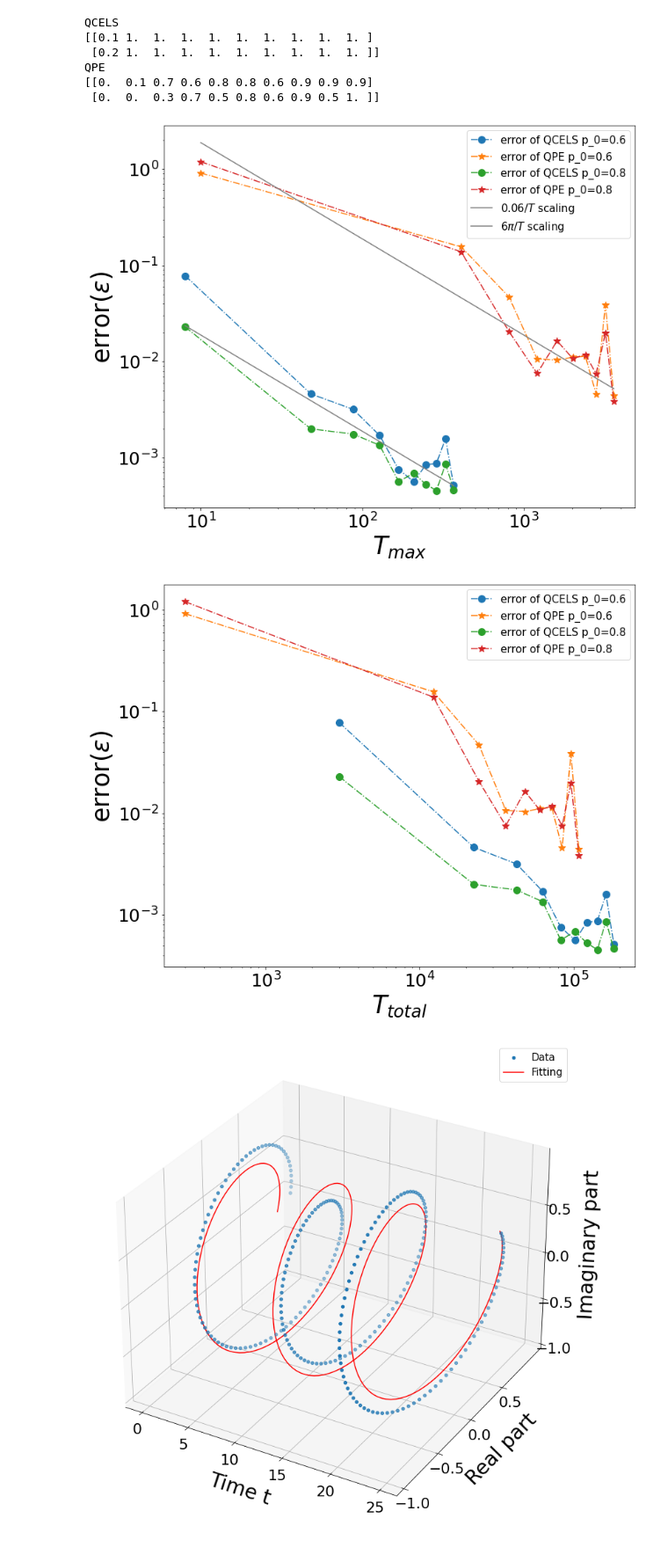
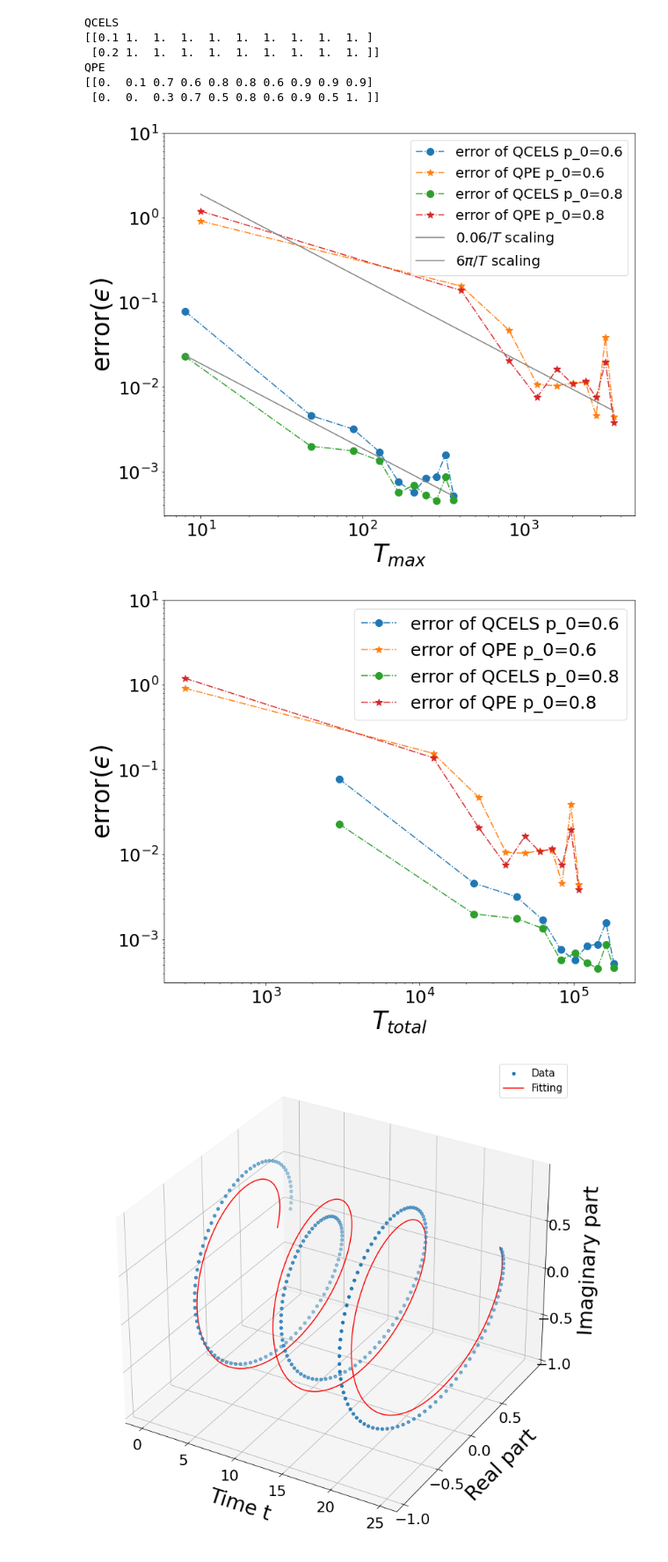
Before and after one commit to zhiyanding/QCELS, a Jupyter notebook: Data_Graph/Graph_generator.ipynb, the cells around one changed output. Shown: that part at 88% size. Drawn from its saved outputs; the diff is of its cells as text; code cells hidden in the pictures.

```diff
--- a/Data_Graph/Graph_generator.ipynb
+++ b/Data_Graph/Graph_generator.ipynb
@@ -169,39 +173,41 @@ plt.plot(max_T_QCELS[0,:],err_QCELS[0,:],linestyle="-.",marker="o",label="error
 plt.plot(T_list_QPE,err_QPE[0,:],linestyle="-.",marker="*",label="error of QPE p_0=0.6")
 plt.plot(max_T_QCELS[1,:],err_QCELS[1,:],linestyle="-.",marker="o",label="error of QCELS p_0=0.8")
 plt.plot(T_list_QPE,err_QPE[1,:],linestyle="-.",marker="*",label="error of QPE p_0=0.8")
 plt.plot(max_T_QCELS[0,:],0.06*np.pi/max_T_QCELS[0,:],linestyle="-",color="grey",label="$0.06/T$ scaling")
 plt.plot(T_list_QPE,6*np.pi/T_list_QPE,linestyle="-",color="grey",label="$6\pi/T$ scaling")
 plt.xlabel("$T_{max}$",fontsize=35)
-plt.ylabel("error($\epsilon$)",fontsize=35)
+plt.ylabel("error($ϵ$)",fontsize=35)
 plt.xticks(fontsize=25)
 plt.yticks(fontsize=25)
 plt.xscale("log")
 plt.yscale("log")
-plt.legend()
+plt.ylim(top=10)
+plt.legend(fontsize=20)
 plt.savefig('TFIM_depth_8.pdf')
 plt.figure(figsize=(12,10))
 plt.plot(cost_list_avg_QCELS[0,:],err_QCELS[0,:],linestyle="-.",marker="o",label="error of QCELS p_0=0.6")
 plt.plot(cost_list_avg_QPE[0,:],err_QPE[0,:],linestyle="-.",marker="*",label="error of QPE p_0=0.6")
 plt.plot(cost_list_avg_QCELS[1,:],err_QCELS[1,:],linestyle="-.",marker="o",label="error of QCELS p_0=0.8")
 plt.plot(cost_list_avg_QPE[1,:],err_QPE[1,:],linestyle="-.",marker="*",label="error of QPE p_0=0.8")
 plt.xlabel("$T_{total}$",fontsize=35)
-plt.ylabel("error($\epsilon$)",fontsize=35)
+plt.ylabel("error($ϵ$)",fontsize=35)
 plt.xticks(fontsize=25)
 plt.yticks(fontsize=25)
 plt.xscale("log")
 plt.yscale("log")
-plt.legend()
+plt.legend(fontsize=25)
+plt.ylim(top=10)
 plt.savefig('TFIM_cost_8.pdf')
 plt.show()
 # %% [output]
 QCELS
 [[0.1 1.  1.  1.  1.  1.  1.  1.  1.  1. ]
  [0.2 1.  1.  1.  1.  1.  1.  1.  1.  1. ]]
 QPE
 [[0.  0.1 0.7 0.6 0.8 0.8 0.6 0.9 0.9 0.9]
  [0.  0.  0.3 0.7 0.5 0.8 0.6 0.9 0.5 1. ]]
-[figure, old version]
+[figure, new version]
-[figure, old version]
+[figure, new version]
 # %%
  ### Signal comparison for TFIM model
  TFIM_data=np.load('TFIM_8sites_data.npz')
```
Also changed, not shown: parts of 2 cells of this notebook, 9 other files.
